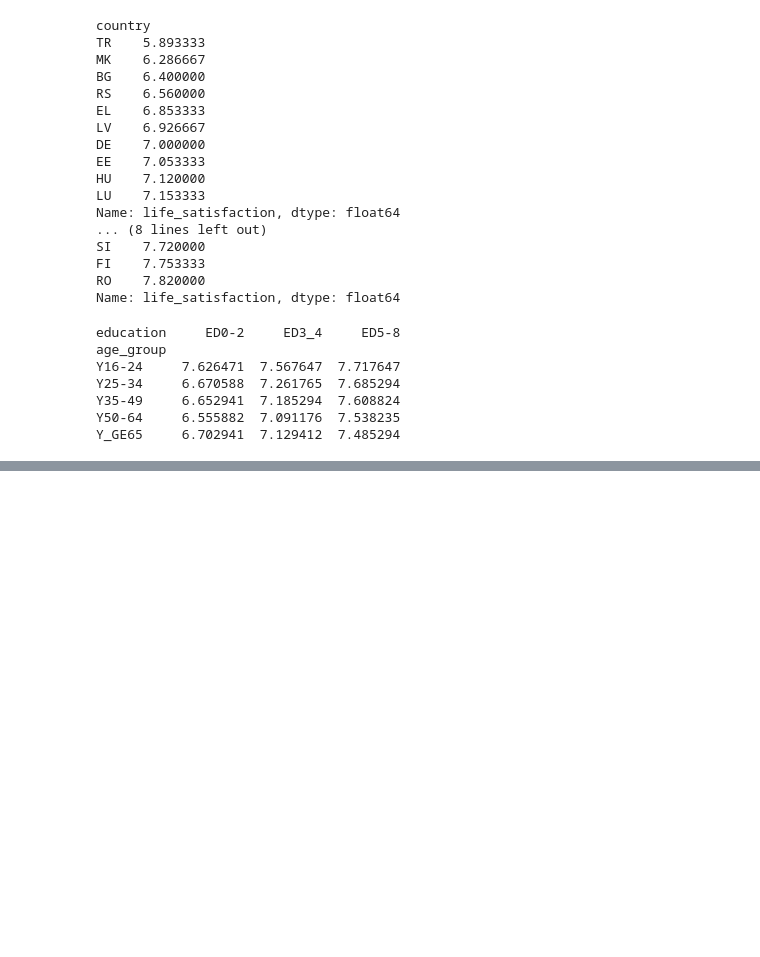
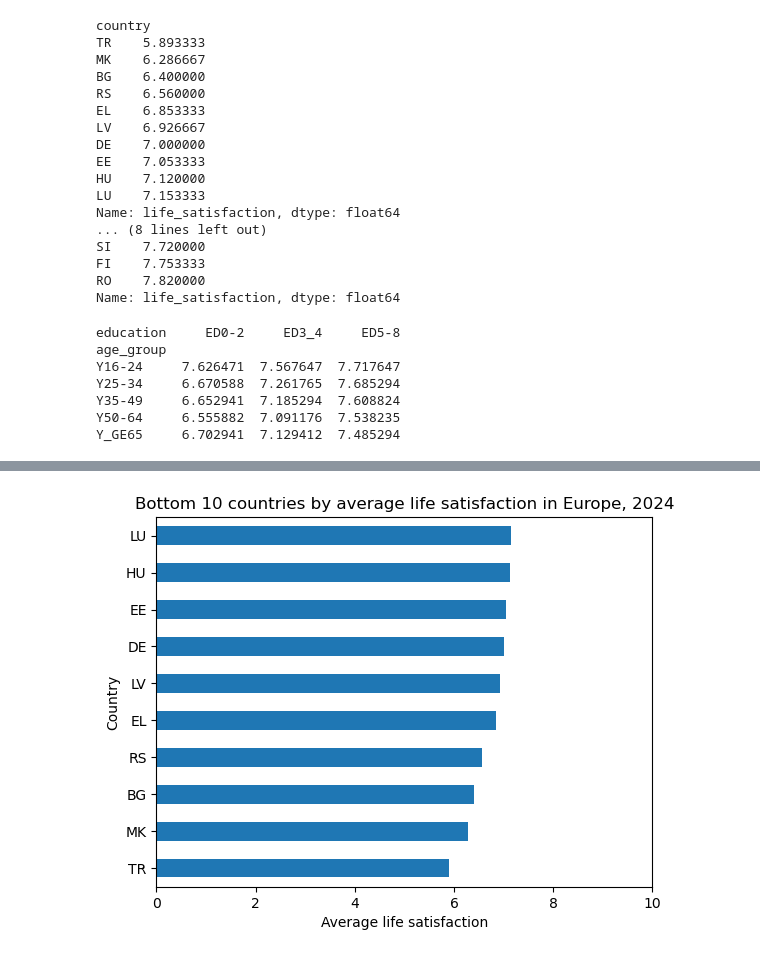
Before and after one commit to lisaanselme-tech/projet-python, a Jupyter notebook: Project.ipynb, the cells around one changed output, grey strips where cells are left out. Drawn from its saved outputs; the diff is of its cells as text; code cells hidden in the pictures; blank space fills up the shorter version.

```diff
--- a/Project.ipynb
+++ b/Project.ipynb
@@ -207,0 +285,19 @@ Y_GE65     6.702941  7.129412  7.485294
+# %%
+import matplotlib.pyplot as plt
+
+# Select the 10 countries with the lowest average life satisfaction
+bottom_10_countries = mean_by_country.head(10)
+
+# Create the bar chart
+bottom_10_countries.plot(kind="barh")
+
+plt.title("Bottom 10 countries by average life satisfaction in Europe, 2024")
+plt.xlabel("Average life satisfaction")
+plt.ylabel("Country")
+plt.xlim(0, 10)
+
+plt.savefig("figure_3_bottom_10_countries_life_satisfaction.png", dpi=300, bbox_inches="tight")
+
+plt.show()
+# %% [output]
+[figure, added]
```
Also changed, not shown: parts of 17 cells of this notebook, 23 other files.
